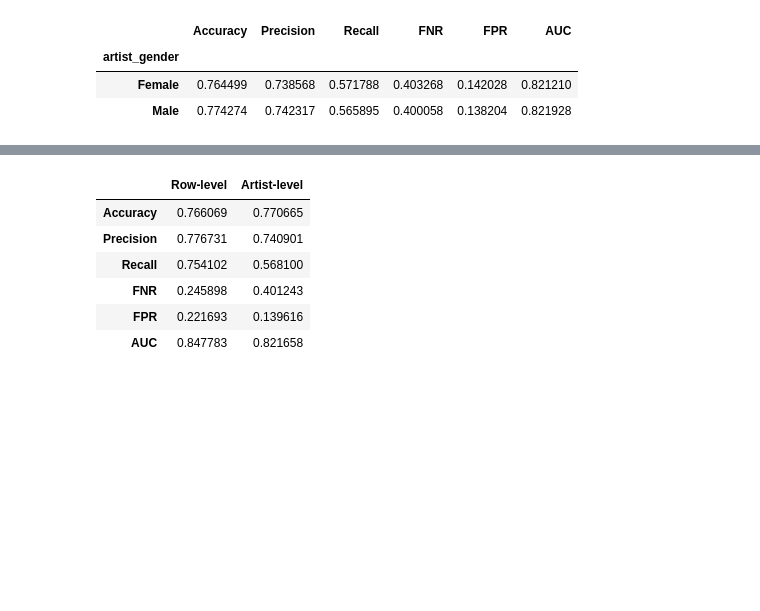
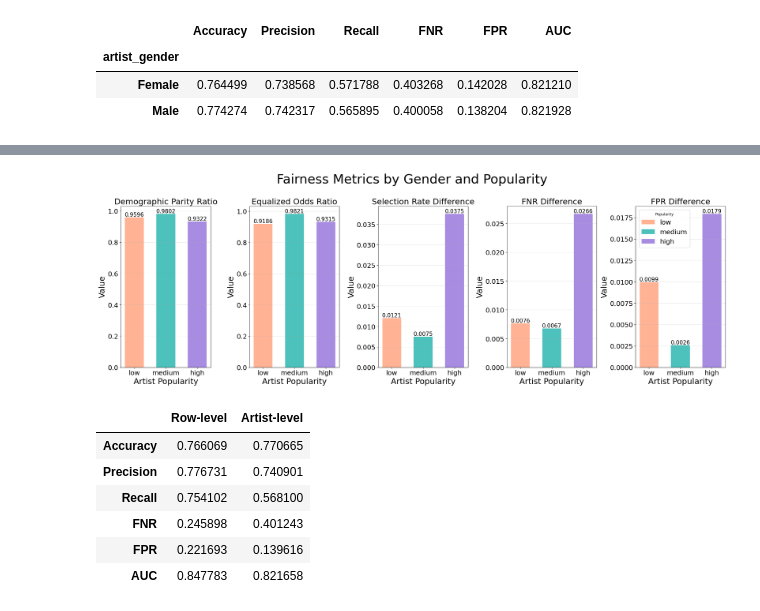
Before and after one commit to jeffgord/RAI-final, a Jupyter notebook: analysis-scratch.ipynb, the cells around one changed output, grey strips where cells are left out. Drawn from its saved outputs; the diff is of its cells as text; code cells hidden in the pictures; blank space fills up the shorter version.

```diff
--- a/analysis-scratch.ipynb
+++ b/analysis-scratch.ipynb
@@ -687,3 +559,53 @@ plt.show()
+# %%
+# Graph 2: Fairness metrics by popularity buckets
+by_popularity_fairness_ordered = by_popularity_fairness.reindex([p for p in popularity_order if p in by_popularity_fairness.index])
+
+valid_fairness_metrics = [m for m in fairness_metrics_list if m is not None]
+fig2, axes2 = plt.subplots(1, 5, figsize=(24, 8))
+if len(valid_fairness_metrics) == 1:
+    axes2 = [axes2]
+else:
+    axes2 = axes2.flatten()
+
+for idx, metric in enumerate(fairness_metrics_list):
+    if metric is None:
+        continue
+    ax_idx = valid_fairness_metrics.index(metric)
+    ax = axes2[ax_idx]
+
+    data = by_popularity_fairness_ordered[metric]
+
+    x = np.arange(len(data.index))
+    width = 0.6
+
+    values = pd.to_numeric(data.values, errors='coerce')
+
+    bars = []
+    for i, (pop_level, value) in enumerate(zip(data.index, values)):
+        color = popularity_colors.get(pop_level, 'gray')
+        bar = ax.bar(i, value, width, alpha=0.8, color=color, label=pop_level if ax_idx == 4 else '')
+        bars.append(bar)
+
+        if not np.isnan(value):
+            ax.text(bar[0].get_x() + bar[0].get_width()/2., value,
+                   f'{value:.4f}',
+                   ha='center', va='bottom', fontsize=15)
+
+    ax.set_xlabel('Artist Popularity', fontsize=22)
+    ax.set_ylabel('Value', fontsize=22)
+    ax.set_title(metric, fontsize=22)
+    ax.set_xticks(x)
+    ax.set_xticklabels(data.index.tolist(), fontsize=22)
+    if ax_idx == 4:
+        ax.legend(title='Popularity', fontsize=18)
+    ax.tick_params(labelsize=18)
+    ax.grid(True, alpha=0.3, axis='y')
+
+fig2.suptitle('Fairness Metrics by Gender and Popularity', fontsize=35, y=1.02)
+plt.tight_layout()
+plt.show()
+# %% [output]
+[figure, added]
 # %%
 # Compare row-level, artist-level, and member-level metrics
 
```
Also changed, not shown: parts of 5 cells of this notebook.
